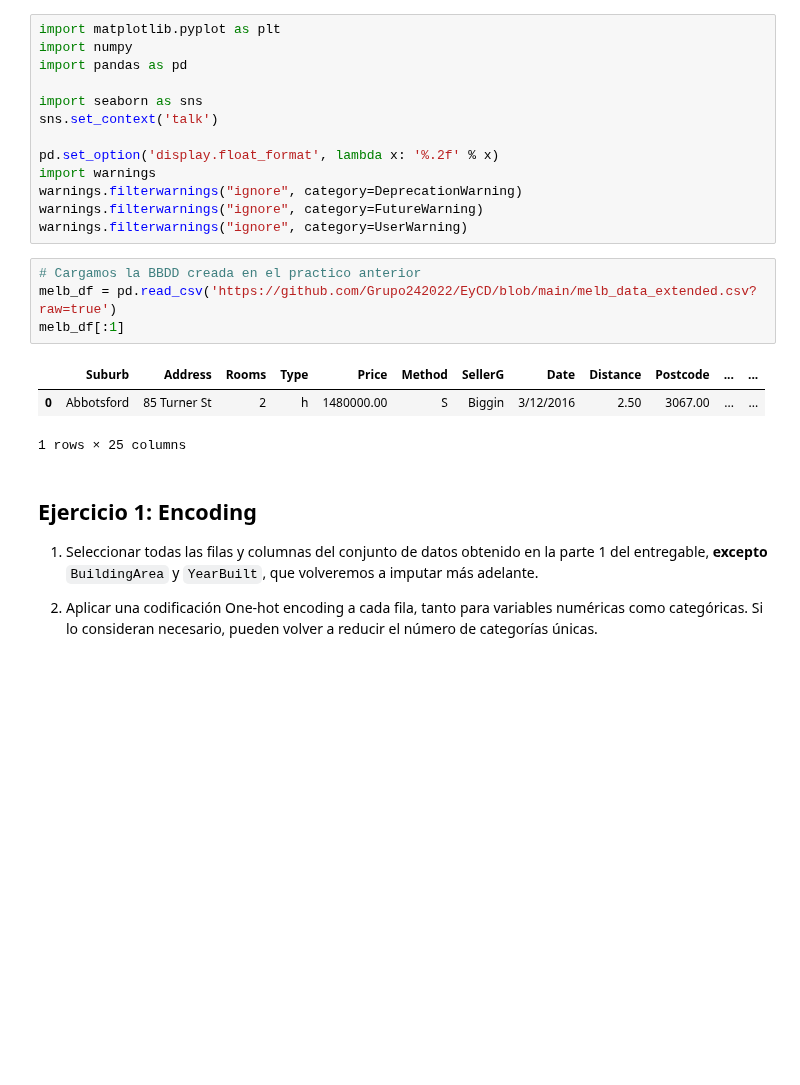
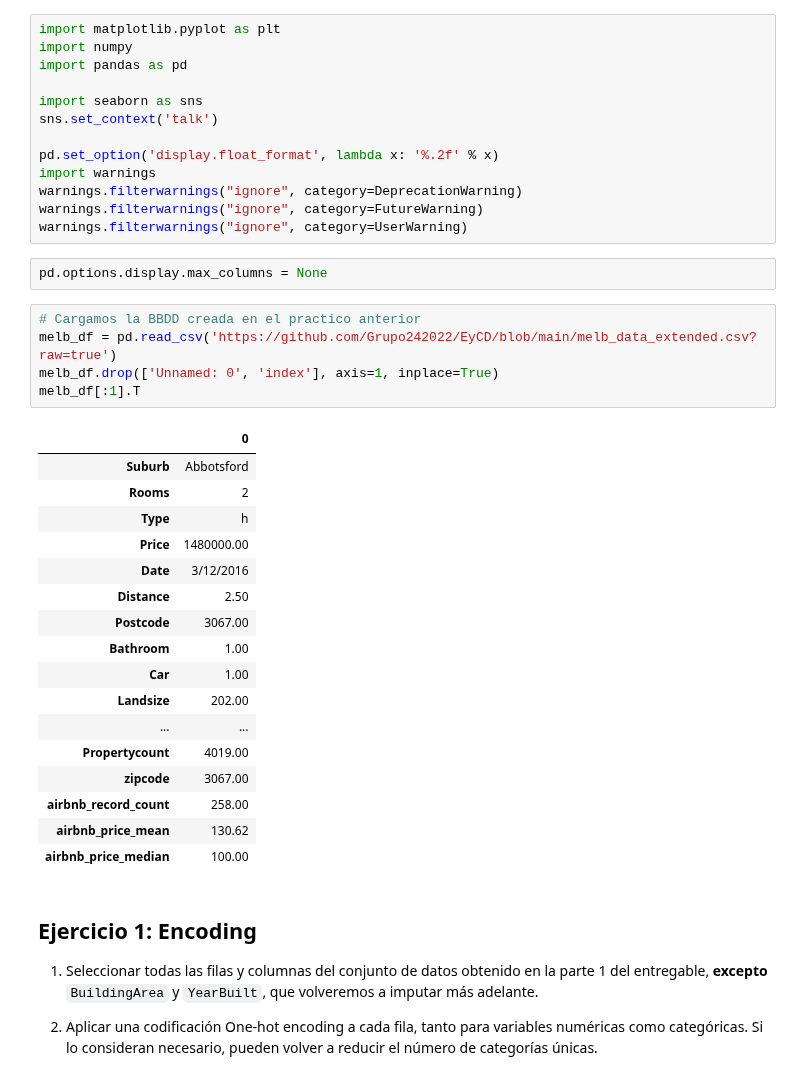
Before and after one commit to Grupo242022/EyCD, a Jupyter notebook: Entregable_Parte_2_2022_v1.ipynb, the cells around one changed output. Drawn from its saved outputs; the diff is of its cells as text; blank space fills up the shorter version.

```diff
--- a/Entregable_Parte_2_2022_v1.ipynb
+++ b/Entregable_Parte_2_2022_v1.ipynb
@@ -40,14 +40,31 @@ import warnings
 warnings.filterwarnings("ignore", category=DeprecationWarning)
 warnings.filterwarnings("ignore", category=FutureWarning)
 warnings.filterwarnings("ignore", category=UserWarning)
+# %%
+pd.options.display.max_columns = None
 # %%
 # Cargamos la BBDD creada en el practico anterior
 melb_df = pd.read_csv('https://github.com/Grupo242022/EyCD/blob/main/melb_data_extended.csv?raw=true')
-melb_df[:1]
+melb_df.drop(['Unnamed: 0', 'index'], axis=1, inplace=True)
+melb_df[:1].T
 # %% [output]
-|  | Suburb | Address | Rooms | Type | Price | Method | SellerG | Date | Distance | Postcode | ... | ... |
-| 0 | Abbotsford | 85 Turner St | 2 | h | 1480000.00 | S | Biggin | 3/12/2016 | 2.50 | 3067.00 | ... | ... |
+|  | 0 |
+| Suburb | Abbotsford |
+| Rooms | 2 |
+| Type | h |
+| Price | 1480000.00 |
+| Date | 3/12/2016 |
+| Distance | 2.50 |
+| Postcode | 3067.00 |
+| Bathroom | 1.00 |
+| Car | 1.00 |
+| Landsize | 202.00 |
+| ... | ... |
+| Propertycount | 4019.00 |
+| zipcode | 3067.00 |
+| airbnb_record_count | 258.00 |
+| airbnb_price_mean | 130.62 |
+| airbnb_price_median | 100.00 |
-1 rows × 25 columns
 # %% [markdown]
 ## Ejercicio 1: Encoding
 
```
Also changed, not shown: parts of 26 cells of this notebook.
